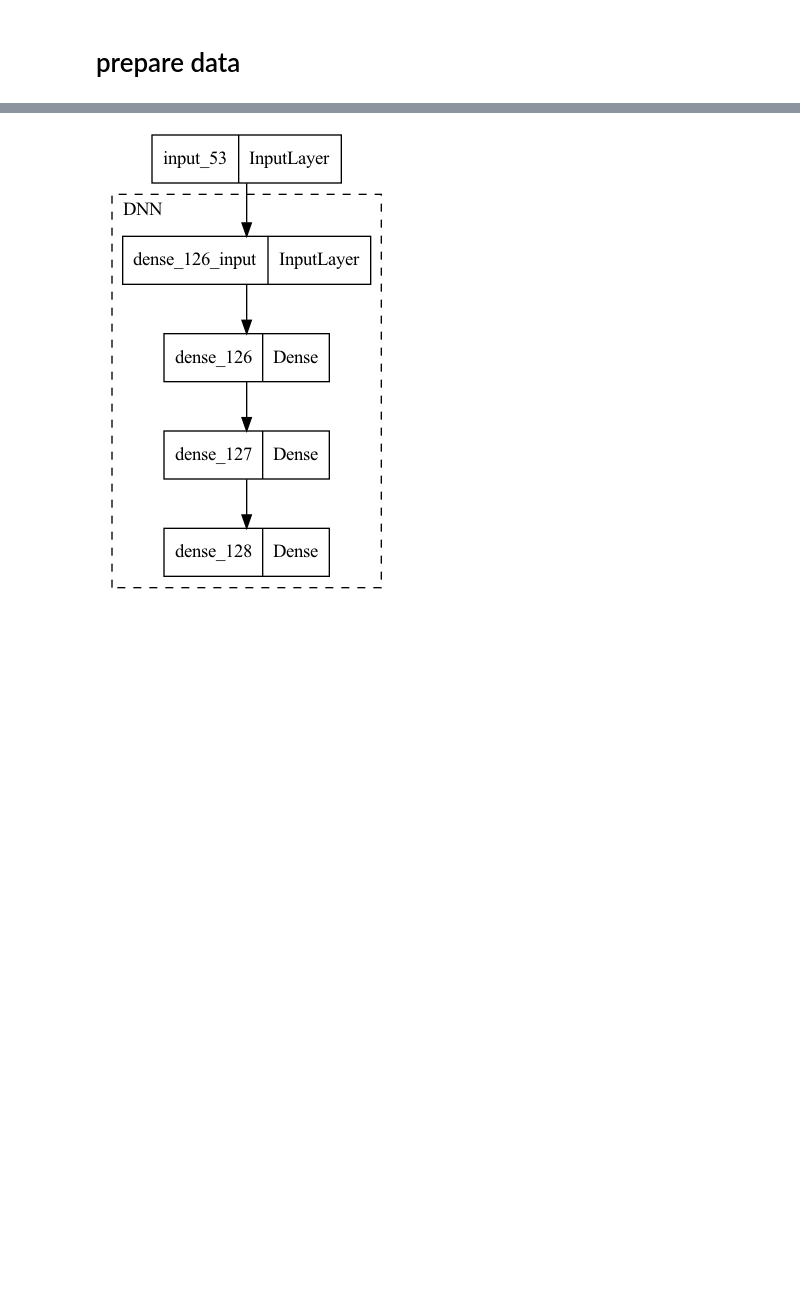
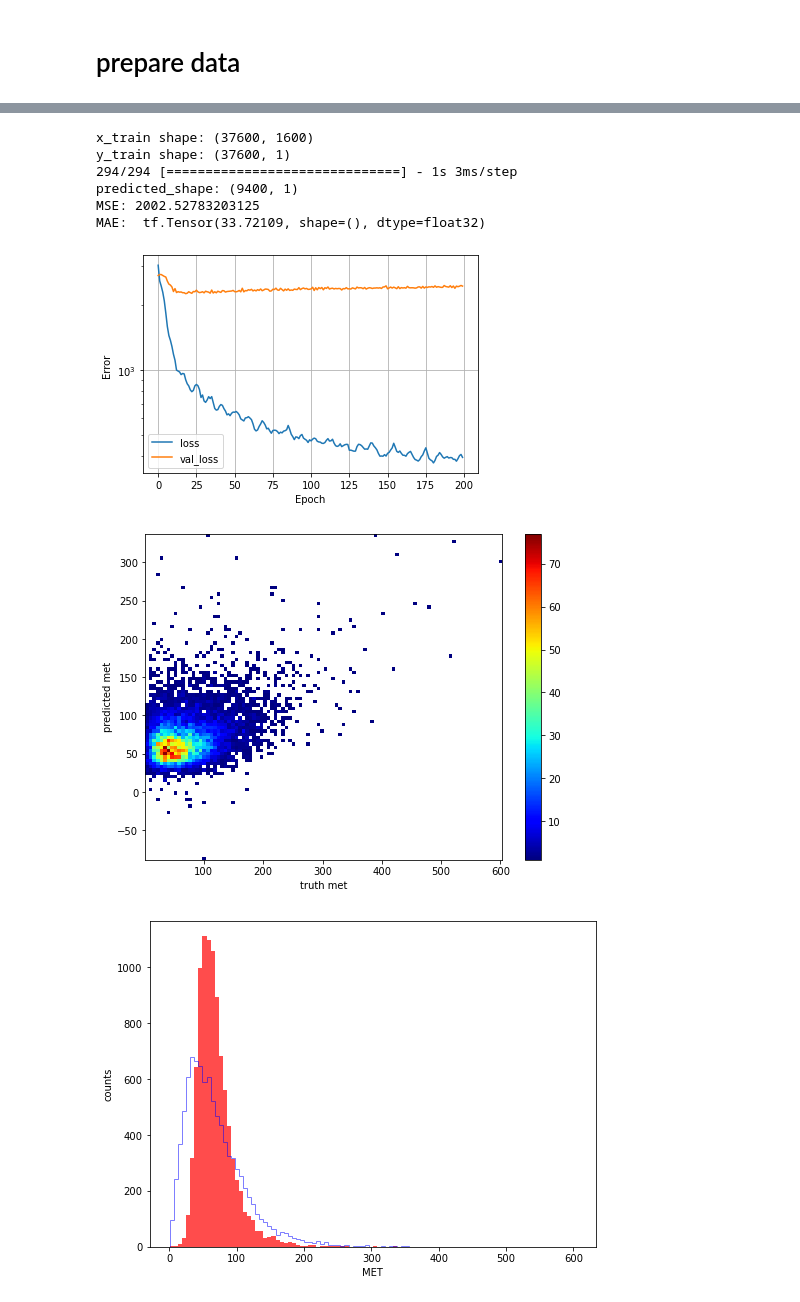
Before and after one commit to ablet-imin/ml-met-trigger, a Jupyter notebook: train_model_cnn.ipynb, the cells around one changed output, grey strips where cells are left out. Saved outputs shown, nothing was run; the diff lists cells and outputs as text; code cells hidden in the pictures; blank space fills up the shorter version.

```diff
--- a/train_model_cnn.ipynb
+++ b/train_model_cnn.ipynb
@@ -25,10 +25,14 @@ x_bin = np.linspace(-3.15, 3.15, num=33)
 y_bin = np.linspace(-5, 5, num=51)
 
 cell_data = Cells(MC_root, unit="GeV")
-cell_imgs, cell_label = cell_data.cimg(x_bin, y_bin, batch_size=500)
-
+#cell_imgs, cell_label = cell_data.cimg(x_bin, y_bin, batch_size=500)
+cell_imgs, cell_label = cell_data.cimg_et(x_bin, y_bin, batch_size=500)
 print(f"Cell image shape: {cell_imgs.shape}")
 print(f"Image label shape: {cell_label.shape}")
 
 gc.collect()
+
+input_shapes = cell_imgs.shape[1:]
+dim_fletten = np.prod(input_shapes)
+print(f"dim_fletten = {dim_fletten}")
 # %% [output]
@@ -164,41 +190,39 @@ from tensorflow.keras.layers import Layer, GaussianNoise
 from tensorflow.keras import backend as K
 
 import models
-
-def tf_sqrt(X, axis=-1):
-    Y = tf.math.square(X)
-    Y = tf.math.reduce_sum(Y, axis=axis, keepdims=True)
-    return tf.math.sqrt(Y)
-
-class MeanSquaredError(tf.keras.losses.Loss):
-    def call(self, y_true, y_pred):
-        met_true = tf_sqrt(y_true, 1)
-        met_pred = tf_sqrt(y_pred, 1)
-        met_loss = tf.keras.losses.MeanSquaredError()(met_true, met_pred)
-        mse_loss_x = tf.keras.losses.MeanSquaredError()(y_true[:,0], y_pred[:,0])
-        mse_loss_y = tf.keras.losses.MeanSquaredError()(y_true[:,1], y_pred[:,1])
-        return mse_loss_x+mse_loss_y+met_loss
+from models import MeanSquaredError_ET, MSPE_ET
 
 
 
-x=tf.keras.Input(shape=(50*32*2,) )
-
+##############
+###########DNN
+x=tf.keras.Input(shape=(dim_fletten,) )
 model_DNN = Model(
                 inputs=x,
-                outputs = models.DNN(h_dim=[10,10], out_dim=2,
+                outputs = models.DNN(h_dim=[1800], out_dim=cell_label.shape[1],
                                      activation='relu',
-                                     L1L2=tf.keras.regularizers.L1L2(l1=0.0, l2=0.1))(x)
+                                     L1L2=tf.keras.regularizers.L1L2(l1=0, l2=0.1))(x)
              )
 
 
+#loss = MSPE_ET()
+loss="mean_squared_error",
 model_DNN.compile(optimizer=Adam(learning_rate=1e-3),
-              loss=MeanSquaredError(),
-              metrics=['mean_absolute_error', 'accuracy']
+              loss=loss,
+              metrics=["mean_absolute_error"]
              )
+
+
 
 gc.collect()
 
 tf.keras.utils.plot_model(model_DNN, expand_nested=True)
+
+history = train_dnn_model(model_DNN, x_train, y_train,
+                epochs=200,
+                model_path='outputs_et/NN1800_MSE',
+                train=True,
+                best_model=True)
 # %% [output]
 The autoreload extension is already loaded. To reload it, use:
   %reload_ext autoreload
@@ -205 +233,9 @@ The autoreload extension is already loaded. To reload it, use:
+x_train shape: (37600, 1600)
+y_train shape: (37600, 1)
+294/294 [==============================] - 1s 3ms/step
+predicted_shape: (9400, 1)
+MSE: 2002.52783203125
+MAE:  tf.Tensor(33.72109, shape=(), dtype=float32)
-[figure, old version]
+[figure, new version]
+[figure, added]
+[figure, added]
```
Also changed, not shown: parts of 13 cells of this notebook, 4 other files.
